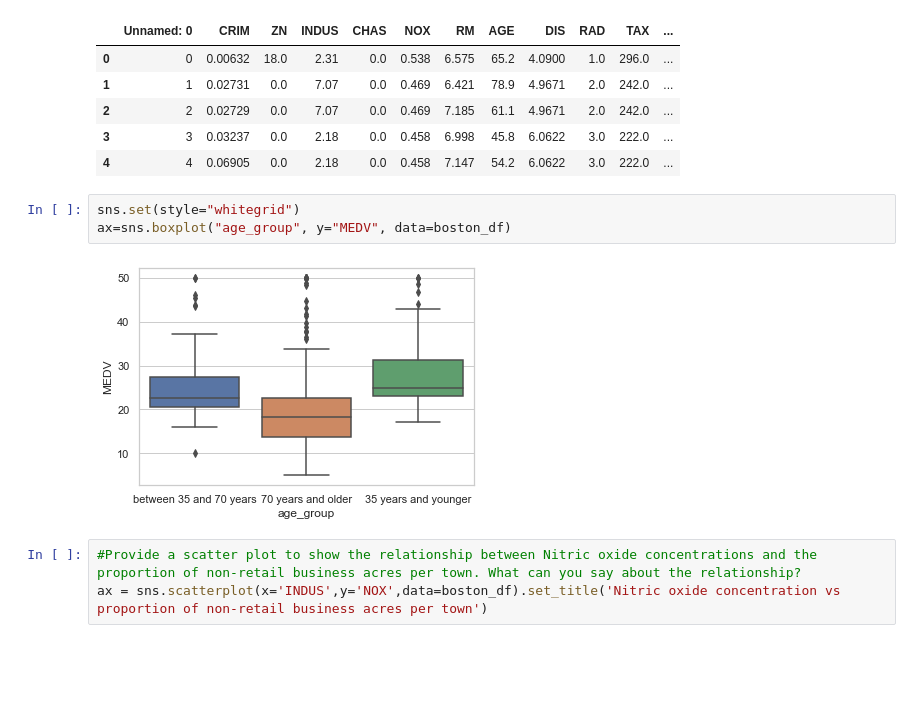
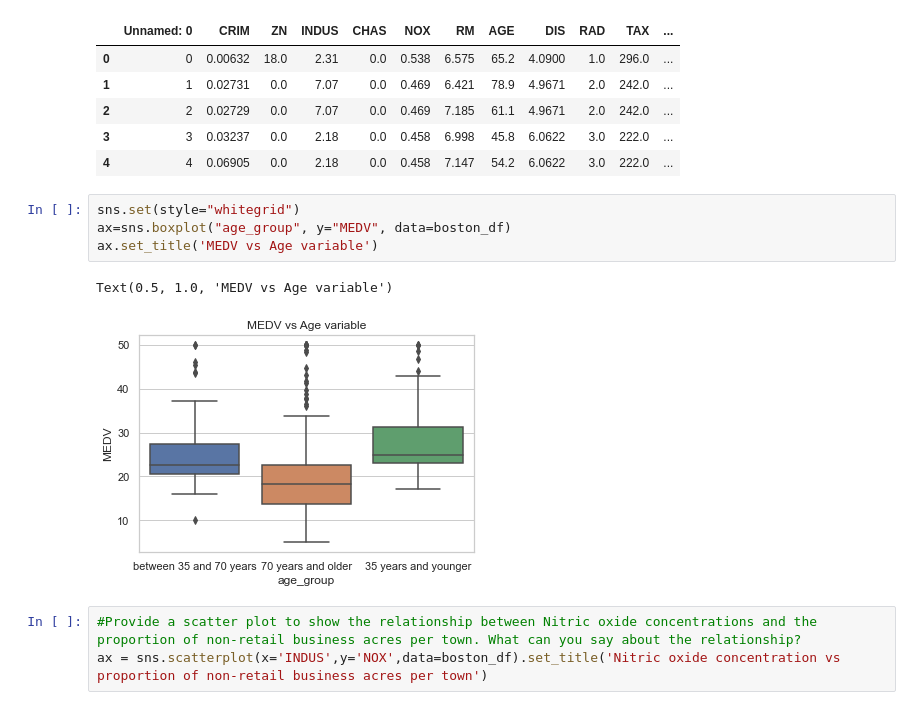
Before and after one commit to calizaT/stat4ds, a Jupyter notebook: 7_Project.ipynb, the cells around one changed output. Drawn from its saved outputs; the diff is of its cells as text; blank space fills up the shorter version.

```diff
--- a/7_Project.ipynb
+++ b/7_Project.ipynb
@@ -86,8 +83,10 @@ boston_df.head()
 # %%
 sns.set(style="whitegrid")
 ax=sns.boxplot("age_group", y="MEDV", data=boston_df)
+ax.set_title('MEDV vs Age variable')
 # %% [output]
+Text(0.5, 1.0, 'MEDV vs Age variable')
-[figure, old version]
+[figure, new version]
 # %%
 #Provide a scatter plot to show the relationship between Nitric oxide concentrations and the proportion of non-retail business acres per town. What can you say about the relationship?
 ax = sns.scatterplot(x='INDUS',y='NOX',data=boston_df).set_title('Nitric oxide concentration vs proportion of non-retail business acres per town')
```
Also changed, not shown: parts of 5 cells of this notebook.
